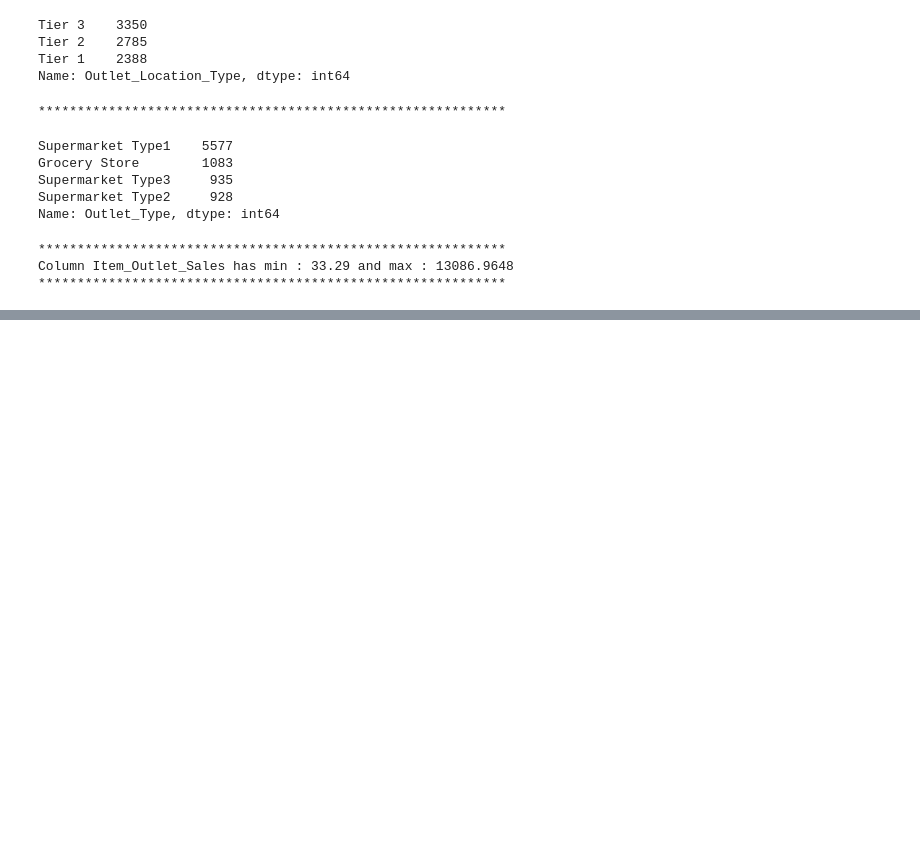
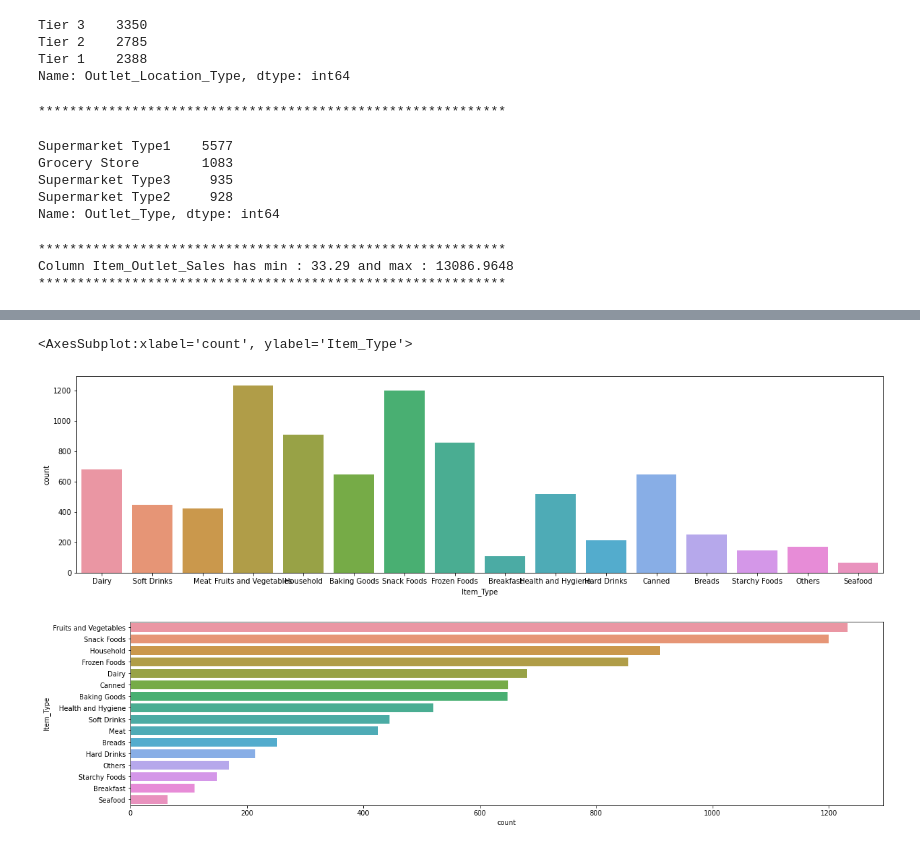
Before and after one commit to dongtv2/VTC_PYTHON_04, a Jupyter notebook: Labs/Lesson 02 Problem Solving - Bigmartsale.ipynb, the cells around one changed output, grey strips where cells are left out. Cells and saved outputs as stored; diff of their text form; code cells hidden in the pictures; blank space fills up the shorter version.

```diff
--- a/Labs/Lesson 02 Problem Solving - Bigmartsale.ipynb
+++ b/Labs/Lesson 02 Problem Solving - Bigmartsale.ipynb
@@ -165,0 +258,11 @@ dtype: int64
+# %%
+import seaborn as sns
+plt.figure(figsize=(20,5))
+sns.countplot(x='Item_Type',data=train) # => y = frequency
+
+plt.figure(figsize=(20,5))
+sns.countplot(y='Item_Type',data=train,order = train['Item_Type'].value_counts().index) # x = frequency
+# %% [output]
+<AxesSubplot:xlabel='count', ylabel='Item_Type'>
+[figure, added]
+[figure, added]
```
Also changed, not shown: parts of 16 cells of this notebook, 5 other files.
